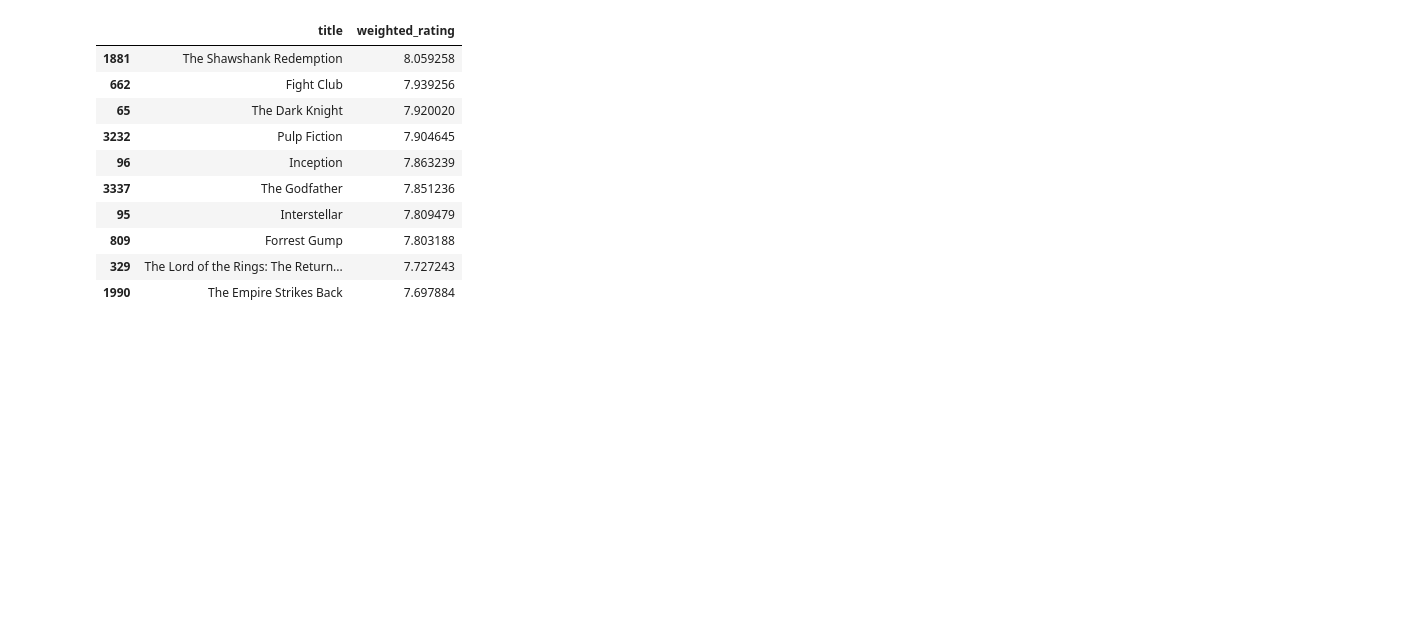
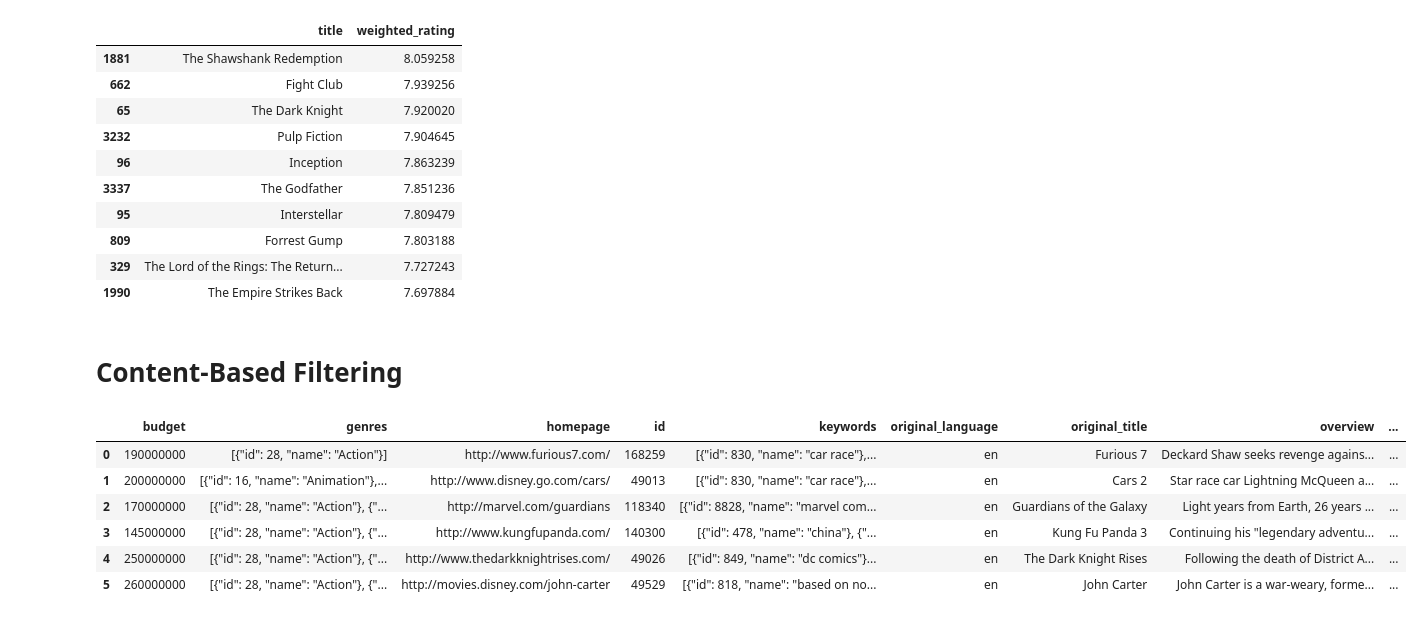
Before and after one commit to brad1379/Movie-Recommendation-System, a Jupyter notebook: Movie_Recommendation_System.ipynb, the cells around one changed output. Saved outputs shown, nothing was run; the diff lists cells and outputs as text; code cells hidden in the pictures; blank space fills up the shorter version.

```diff
--- a/Movie_Recommendation_System.ipynb
+++ b/Movie_Recommendation_System.ipynb
@@ -54,3 +54,5 @@ movies_filtered.sort_values('weighted_rating', ascending=False)[["title", "weigh
 | 809 | Forrest Gump | 7.803188 |
 | 329 | The Lord of the Rings: The Return... | 7.727243 |
 | 1990 | The Empire Strikes Back | 7.697884 |
+# %% [markdown]
+# Content-Based Filtering
@@ -56,0 +64,10 @@ movies_filtered.sort_values('weighted_rating', ascending=False)[["title", "weigh
+# %%
+movies
+# %% [output]
+|  | budget | genres | homepage | id | keywords | original_language | original_title | overview | ... |
+| 0 | 190000000 | [{"id": 28, "name": "Action"}] | http://www.furious7.com/ | 168259 | [{"id": 830, "name": "car race"},... | en | Furious 7 | Deckard Shaw seeks revenge agains... | ... |
+| 1 | 200000000 | [{"id": 16, "name": "Animation"},... | http://www.disney.go.com/cars/ | 49013 | [{"id": 830, "name": "car race"},... | en | Cars 2 | Star race car Lightning McQueen a... | ... |
+| 2 | 170000000 | [{"id": 28, "name": "Action"}, {"... | http://marvel.com/guardians | 118340 | [{"id": 8828, "name": "marvel com... | en | Guardians of the Galaxy | Light years from Earth, 26 years ... | ... |
+| 3 | 145000000 | [{"id": 28, "name": "Action"}, {"... | http://www.kungfupanda.com/ | 140300 | [{"id": 478, "name": "china"}, {"... | en | Kung Fu Panda 3 | Continuing his "legendary adventu... | ... |
+| 4 | 250000000 | [{"id": 28, "name": "Action"}, {"... | http://www.thedarkknightrises.com/ | 49026 | [{"id": 849, "name": "dc comics"}... | en | The Dark Knight Rises | Following the death of District A... | ... |
+| 5 | 260000000 | [{"id": 28, "name": "Action"}, {"... | http://movies.disney.com/john-carter | 49529 | [{"id": 818, "name": "based on no... | en | John Carter | John Carter is a war-weary, forme... | ... |
```
Also changed, not shown: parts of 16 cells of this notebook.
